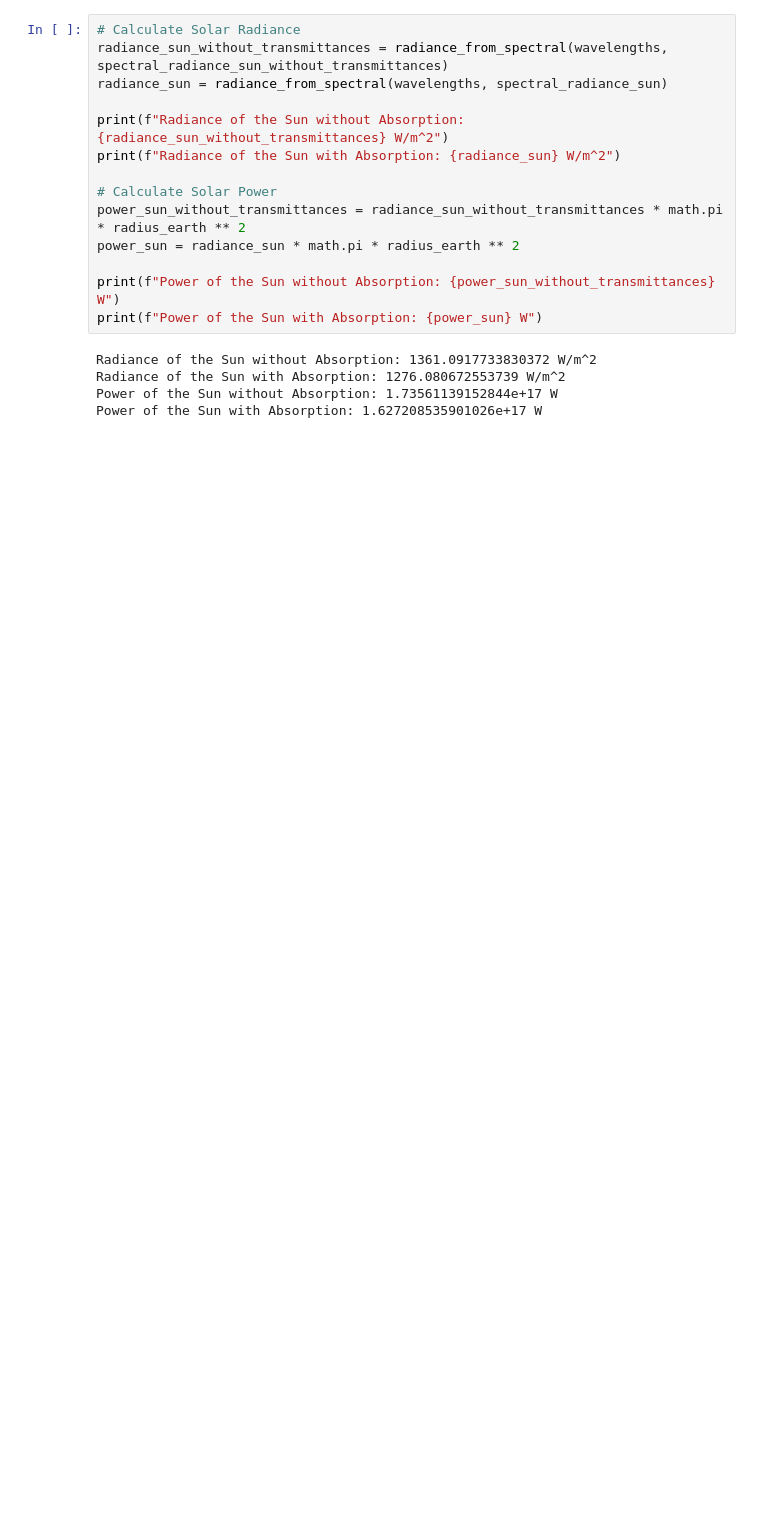
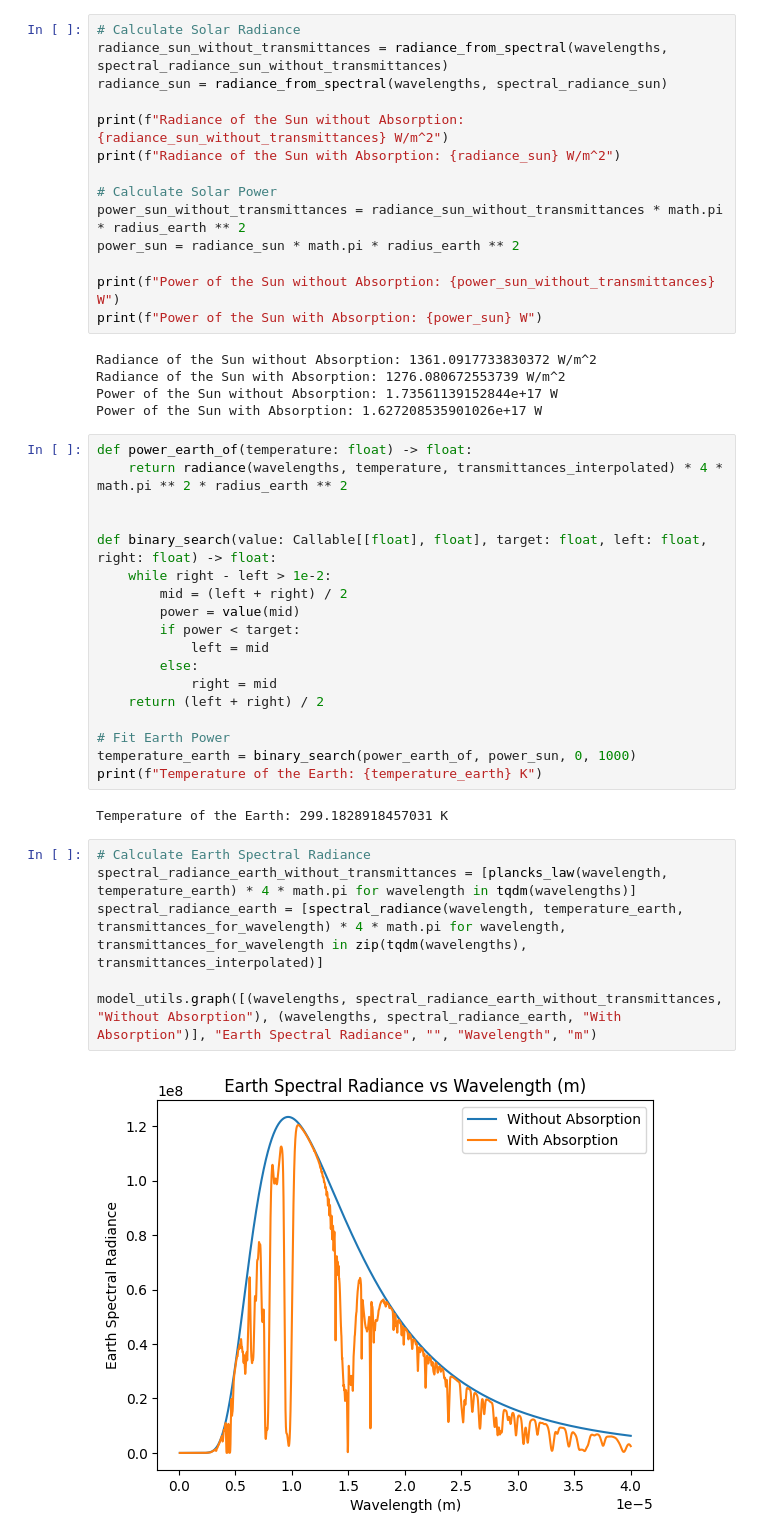
Before and after one commit to kevinthegreat1/HonorsPhysics2, a Jupyter notebook: Unit12/Model.ipynb, the cells around one changed output. Cells and saved outputs as stored; diff of their text form; blank space fills up the shorter version.

Commit message:
Add Earth power

```diff
--- a/Unit12/Model.ipynb
+++ b/Unit12/Model.ipynb
@@ -114,3 +114,31 @@ Radiance of the Sun without Absorption: 1361.0917733830372 W/m^2
 Radiance of the Sun with Absorption: 1276.080672553739 W/m^2
 Power of the Sun without Absorption: 1.73561139152844e+17 W
 Power of the Sun with Absorption: 1.627208535901026e+17 W
+# %%
+def power_earth_of(temperature: float) -> float:
+    return radiance(wavelengths, temperature, transmittances_interpolated) * 4 * math.pi ** 2 * radius_earth ** 2
+
+
+def binary_search(value: Callable[[float], float], target: float, left: float, right: float) -> float:
+    while right - left > 1e-2:
+        mid = (left + right) / 2
+        power = value(mid)
+        if power < target:
+            left = mid
+        else:
+            right = mid
+    return (left + right) / 2
+
+# Fit Earth Power
+temperature_earth = binary_search(power_earth_of, power_sun, 0, 1000)
+print(f"Temperature of the Earth: {temperature_earth} K")
+# %% [output]
+Temperature of the Earth: 299.1828918457031 K
+# %%
+# Calculate Earth Spectral Radiance
+spectral_radiance_earth_without_transmittances = [plancks_law(wavelength, temperature_earth) * 4 * math.pi for wavelength in tqdm(wavelengths)]
+spectral_radiance_earth = [spectral_radiance(wavelength, temperature_earth, transmittances_for_wavelength) * 4 * math.pi for wavelength, transmittances_for_wavelength in zip(tqdm(wavelengths), transmittances_interpolated)]
+
+model_utils.graph([(wavelengths, spectral_radiance_earth_without_transmittances, "Without Absorption"), (wavelengths, spectral_radiance_earth, "With Absorption")], "Earth Spectral Radiance", "", "Wavelength", "m")
+# %% [output]
+[figure, added]
```
Also changed, not shown: parts of 2 cells of this notebook.
